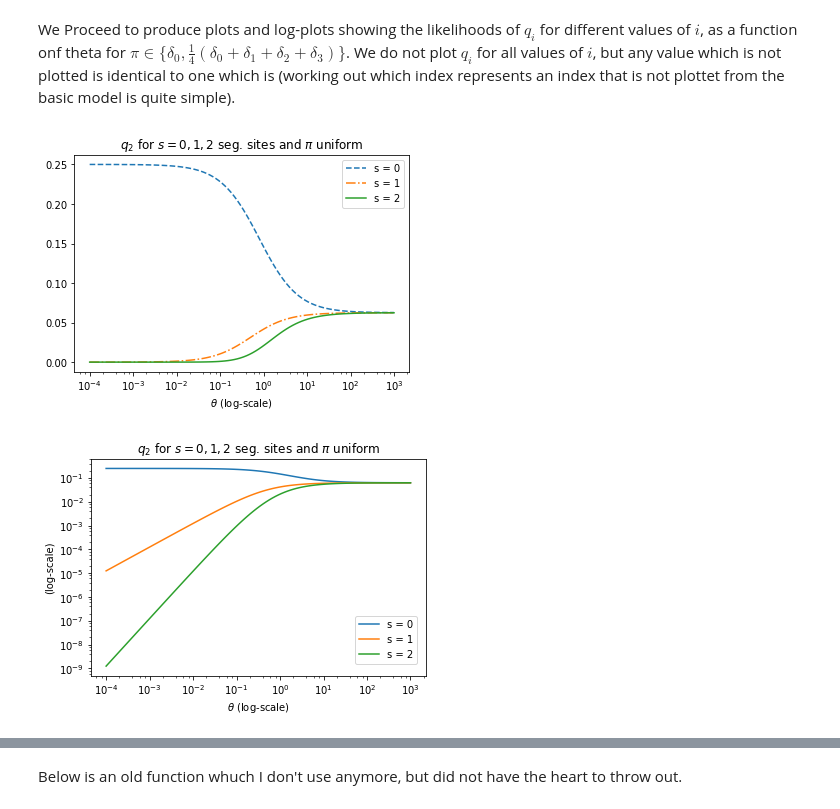
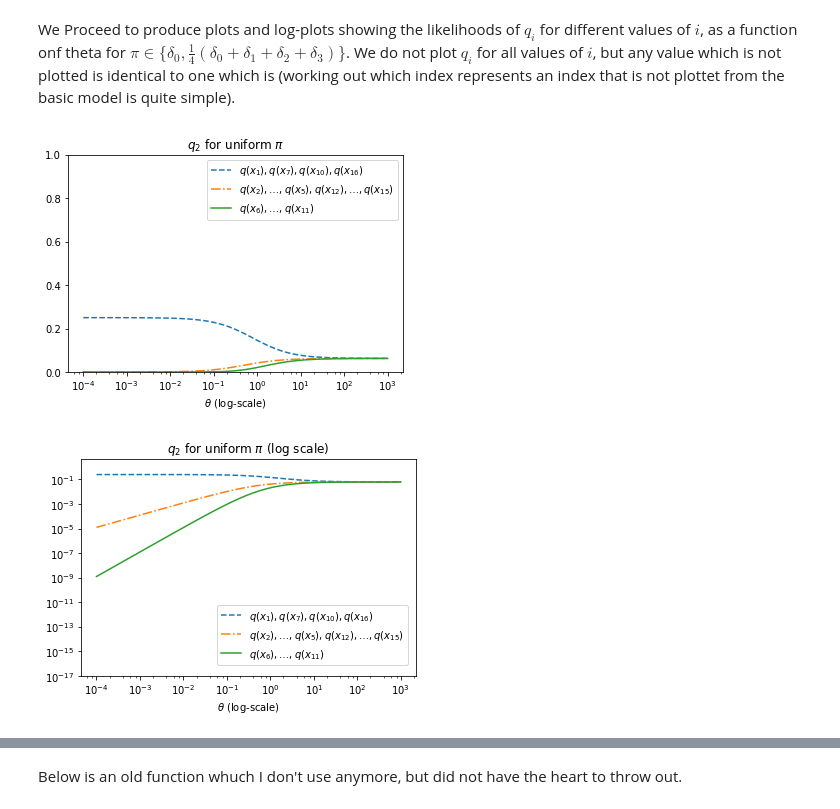
Before and after one commit to Cronjaeger/almost-infinite-sites-recursions, a Jupyter notebook: ipython_notebooks/explicit_solution_of_recursions.ipynb, the cells around one changed output, grey strips where cells are left out. Drawn from its saved outputs; the diff is of its cells as text; code cells hidden in the pictures.

Commit message:
Tidying up labels, axes, and titles.

```diff
--- a/ipython_notebooks/explicit_solution_of_recursions.ipynb
+++ b/ipython_notebooks/explicit_solution_of_recursions.ipynb
@@ -240,7 +240,7 @@ solutions,Ms,bs = solve_GT_recursions(thetas,pis)
 # %% [markdown]
 We Proceed to produce plots and log-plots showing the likelihoods of $q_i$ for different values of $i$, as a function onf theta for $\pi \in \{ \delta_0 , \frac{1}{4}(\delta_0 + \delta_1 + \delta_2 + \delta_3) \}$. We do not plot $q_i$ for all values of $i$, but any value which is not plotted is identical to one which is (working out which index represents an index that is not plottet from the basic model is quite simple).
 # %%
-figurepath = '/data/cormorant/Dropbox/doccuments/papers-in-progress/4-notes-new/recursions-note/'
+figurepath = '/data/cormorant/Dropbox/doccuments/papers-in-progress/4-notes-new/recursions-note/grapics-from-jupyter-notebook/'
 file_prefix = 'explicit_solutions_'
 file_extensions = ['.pdf','.png','.eps','.jpeg']
 def generate_figure_paths(figure_name):
@@ -266,55 +266,75 @@ colors ={
     9: 'orchid'
 }
 # %%
+labels = {
+    4: r'$q(x_1), q(x_7), q(x_{10}), q(x_{16})$',
+    5: r'$q(x_2), \ldots , q(x_5), q(x_{12}), \ldots , q(x_{15})$',
+    6: r'$q(x_3)$',
+    7: r'$q(x_4)$',
+    8: r'$q(x_5)$',
+    9: r'$q(x_6), \ldots , q(x_{11})$',
+    10: r'$q(x_7)$',
+    11: r'$q(x_8)$',
+    12: r'$q(x_9)$',
+    13: r'$q(x_{10})$',
+    14: r'$q(x_{11})$',
+    15: r'$q(x_{12})$',
+    16: r'$q(x_{13})$',
+    17: r'$q(x_{14})$',
+    18: r'$q(x_{15})$',
+    19: r'$q(x_{16})$'
+}
+
 plt.figure(1)
 #plt.subplot(211)
 s = 0
 for i in (4,5,9):
     likelihhods = [solutions[(theta,pi1)][i] for theta in thetas]
-    plt.plot(thetas,likelihhods, label = 's = %i'%s, linestyle = styles[i])
+    plt.plot(thetas,likelihhods, label = labels[i], linestyle = styles[i])
     #plt.plot(thetas,likelihhods, label = 'i = %i'%i)
     s += 1
 #plt.legendnd()
+plt.ylim(0,1)
 plt.legend()
 plt.xscale('log')
 plt.xlabel('$\\theta$ (log-scale)')
-plt.title('$q_2$ for $s = 0,1,2$ seg. sites and $\pi$ uniform')
+plt.title('$q_2$ for uniform $\pi$')
 #plt.title('$q_i$ for $i \\in \\{ 4,5,9\\}$, $\pi = \\frac{1}{4}(\delta_0 + \delta_1 + \delta_2 + \delta_3)$')
 
-figure_paths = generate_figure_paths(r'note4_LabelledLabelled')
+figure_paths = generate_figure_paths(r'note4_LabelledLabelled_unif')
 for path in figure_paths:
     plt.savefig(path)
 
 plt.show()
 plt.close()
 
 plt.figure(2)
 #plt.subplot(212)
 s = 0
 for i in (4,5,9):
     likelihhods = [solutions[(theta,pi1)][i] for theta in thetas]
-    plt.plot(thetas,likelihhods, label = 's = %i'%s)
+    plt.plot(thetas,likelihhods, label = labels[i], linestyle = styles[i])
     #plt.plot(thetas,likelihhods, label = 'i = %i'%i)
     s += 1
 # for i in (4,5,9):
 #     likelihhods = [solutions[(theta,pi1)][i] for theta in thetas]
 #     plt.plot(thetas,likelihhods, label = 'i = %i'%i)
 #plt.legendnd()
-plt.legend(bbox_to_anchor=(0.99, 0.30))
+plt.legend(bbox_to_anchor=(0.99, 0.35))
+plt.ylim(1e-17,5e0)
 plt.xscale('log')
 plt.yscale('log')
 plt.xlabel('$\\theta$ (log-scale)')
-plt.ylabel('(log-scale)')
+#plt.ylabel('(log-scale)')
 #plt.title('$q_i$ for $i \\in \\{ 4,5,9\\}$, $\pi = \\frac{1}{4}(\delta_0 + \delta_1 + \delta_2 + \delta_3)$')
-plt.title('$q_2$ for $s = 0,1,2$ seg. sites and $\pi$ uniform')
-figure_paths = generate_figure_paths('FSM_symetric_boundary_log-log')
+plt.title('$q_2$ for uniform $\pi$ (log scale)')
+figure_paths = generate_figure_paths(r'note4_LabelledLabelled_unif_log')
 for path in figure_paths:
-    pass
-    #plt.savefig(path)
+    plt.savefig(path)
 
 plt.show()
 plt.close()
 # %% [output]
-[figure, old version]
+[figure, new version]
-[figure, old version]
+[figure, new version]
 # %%
```
Also changed, not shown: parts of 3 cells of this notebook.
